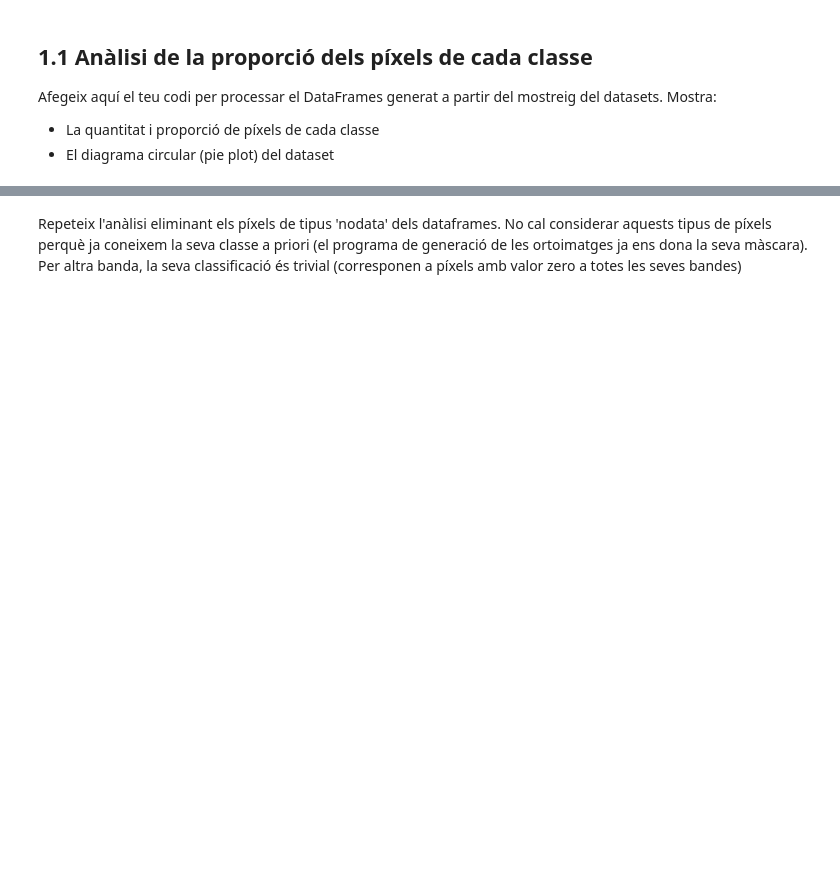
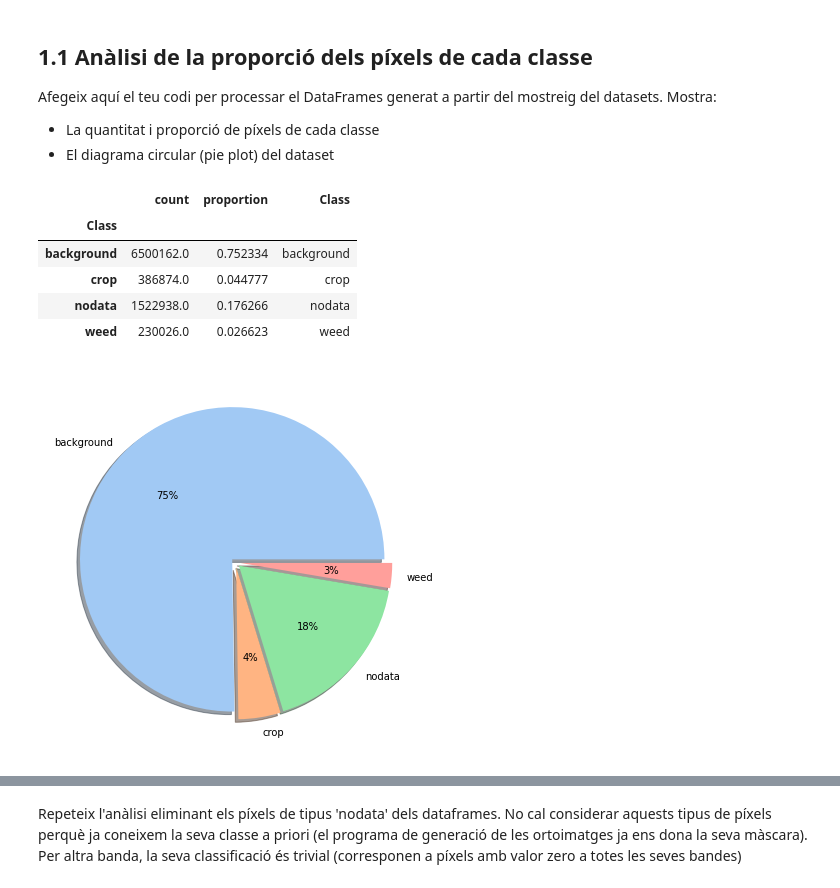
Before and after one commit to Stebf-22/CV---Notebooks, a Jupyter notebook: Practica05/prac05-part1.ipynb, the cells around one changed output, grey strips where cells are left out. Saved outputs shown, nothing was run; the diff lists cells and outputs as text; code cells hidden in the pictures; blank space fills up the shorter version.

Commit message:
Models to train

```diff
--- a/Practica05/prac05-part1.ipynb
+++ b/Practica05/prac05-part1.ipynb
@@ -14,7 +14,7 @@ from tqdm import tqdm
 ### Parametrització dels conjunts d'entrenament i test
 Inicialitza dataset_dir amb el path del directori RedEdgeCompact
 # %%
-dataset_dir = "Practica 05/RedEdgeCompact"
+dataset_dir = "RedEdgeCompact/"
 # === CONJUNT D'ENTRENAMENT =========================
 train_params = dict()
 train_params["path"] = dataset_dir
@@ -350,9 +361,27 @@ test_df = generate_df_from_dataset(test_dataset, num_imatges)
 Afegeix aquí el teu codi per processar el DataFrames generat a partir del mostreig del datasets. Mostra:
 * La quantitat i proporció de píxels de cada classe
 * El diagrama circular (pie plot) del dataset
-# %%
-# Completa la següent funció
-def analisi_proporcio_classes(df):
+# %%
+# Completa la següent funció
+def analisi_proporcio_classes(df, pie = True):
+    total = len(df)
+    base = df.groupby('Class').describe()['Class_Code'][['count']]
+    base['proportion'] = base['count'] / total
+    base['Class'] = base.index.values
+    if pie:
+        colors = sns.color_palette('pastel')
+        explode = [0.03] * len(base)
+        fig = plt.figure(figsize = (7,7))#, background = 'white')
+        plt.pie(base['count'].values, labels = base.index.values, colors = colors, explode = explode, autopct = '%.0f%%', shadow = True)
+    return base
 # %%
-analisi_proporcio_classes(train_df)
+analisi_proporcio_classes(train_df, pie = True)
+# %% [output]
+|  | count | proportion | Class |
+| Class |  |  |  |
+| background | 6500162.0 | 0.752334 | background |
+| crop | 386874.0 | 0.044777 | crop |
+| nodata | 1522938.0 | 0.176266 | nodata |
+| weed | 230026.0 | 0.026623 | weed |
+[figure, added]
 # %%
```
Also changed, not shown: parts of 7 cells of this notebook, 2 other files.
